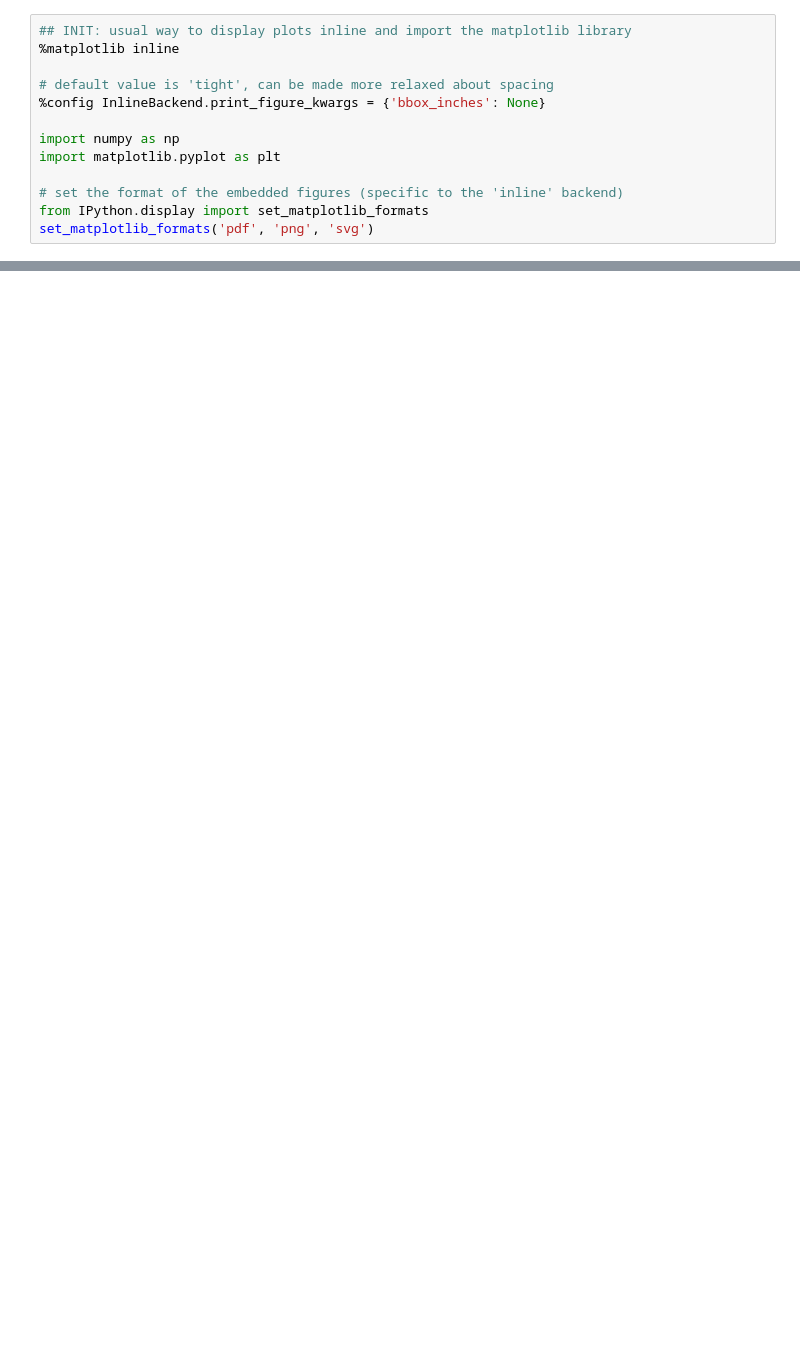
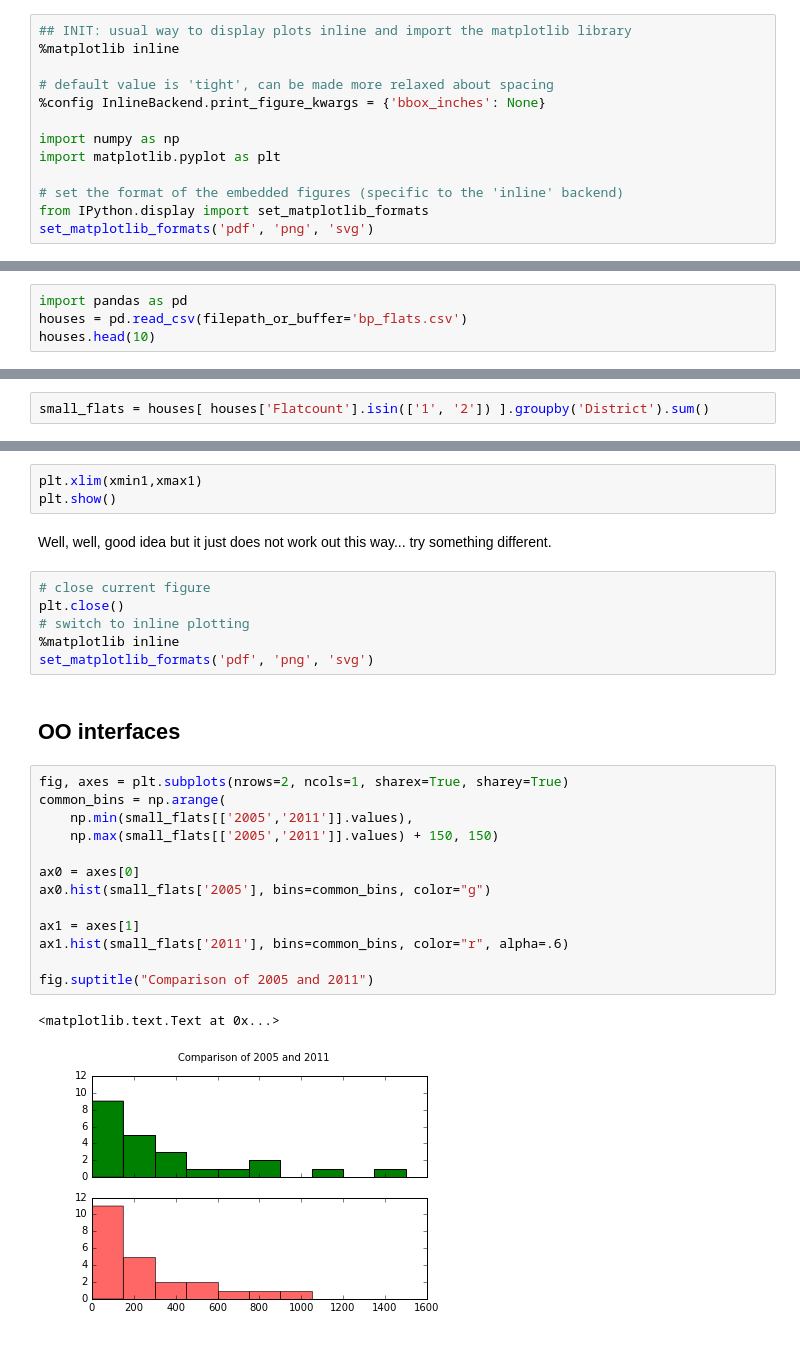
Before and after one commit to gurbanics/pytech-vis, a Jupyter notebook: notebooks/Matplotlib.ipynb, the cells around one changed output, grey strips where cells are left out. Saved outputs shown, nothing was run; the diff lists cells and outputs as text; blank space fills up the shorter version.

```diff
--- a/notebooks/Matplotlib.ipynb
+++ b/notebooks/Matplotlib.ipynb
@@ -65,0 +79,4 @@ import itertools
+# %%
+import pandas as pd
+houses = pd.read_csv(filepath_or_buffer='bp_flats.csv')
+houses.head(10)
@@ -65,0 +95,2 @@ import itertools
+# %%
+small_flats = houses[ houses['Flatcount'].isin(['1', '2']) ].groupby('District').sum()
@@ -76,0 +159,29 @@ import matplotlib.axis
+# %%
+plt.xlim(xmin1,xmax1)
+plt.show()
+# %% [markdown]
+Well, well, good idea but it just does not work out this way... try something different.
+# %%
+# close current figure
+plt.close()
+# switch to inline plotting
+%matplotlib inline
+set_matplotlib_formats('pdf', 'png', 'svg')
+# %% [markdown]
+## OO interfaces
+# %%
+fig, axes = plt.subplots(nrows=2, ncols=1, sharex=True, sharey=True)
+common_bins = np.arange(
+    np.min(small_flats[['2005','2011']].values),
+    np.max(small_flats[['2005','2011']].values) + 150, 150)
+
+ax0 = axes[0]
+ax0.hist(small_flats['2005'], bins=common_bins, color="g")
+
+ax1 = axes[1]
+ax1.hist(small_flats['2011'], bins=common_bins, color="r", alpha=.6)
+
+fig.suptitle("Comparison of 2005 and 2011")
+# %% [output]
+<matplotlib.text.Text at 0x...>
+[figure, added]
```
Also changed, not shown: parts of 30 cells of this notebook, 5 other files.
